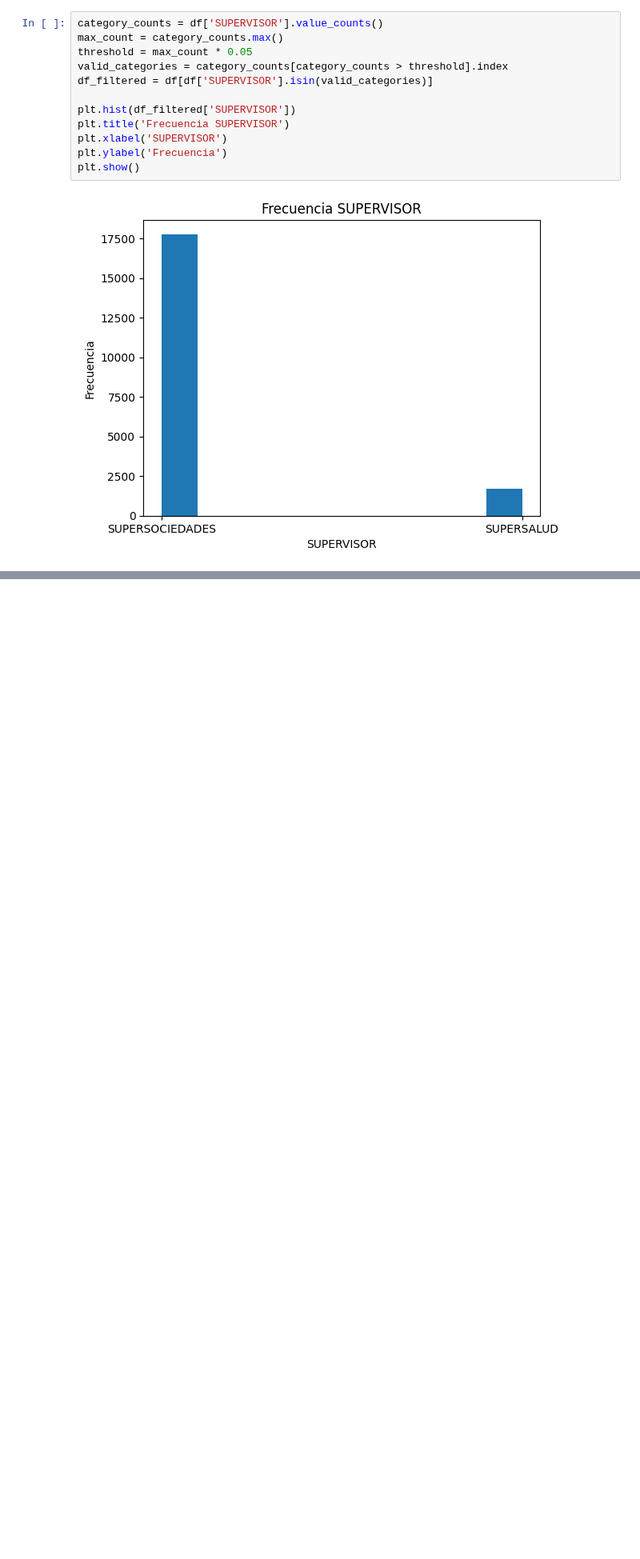
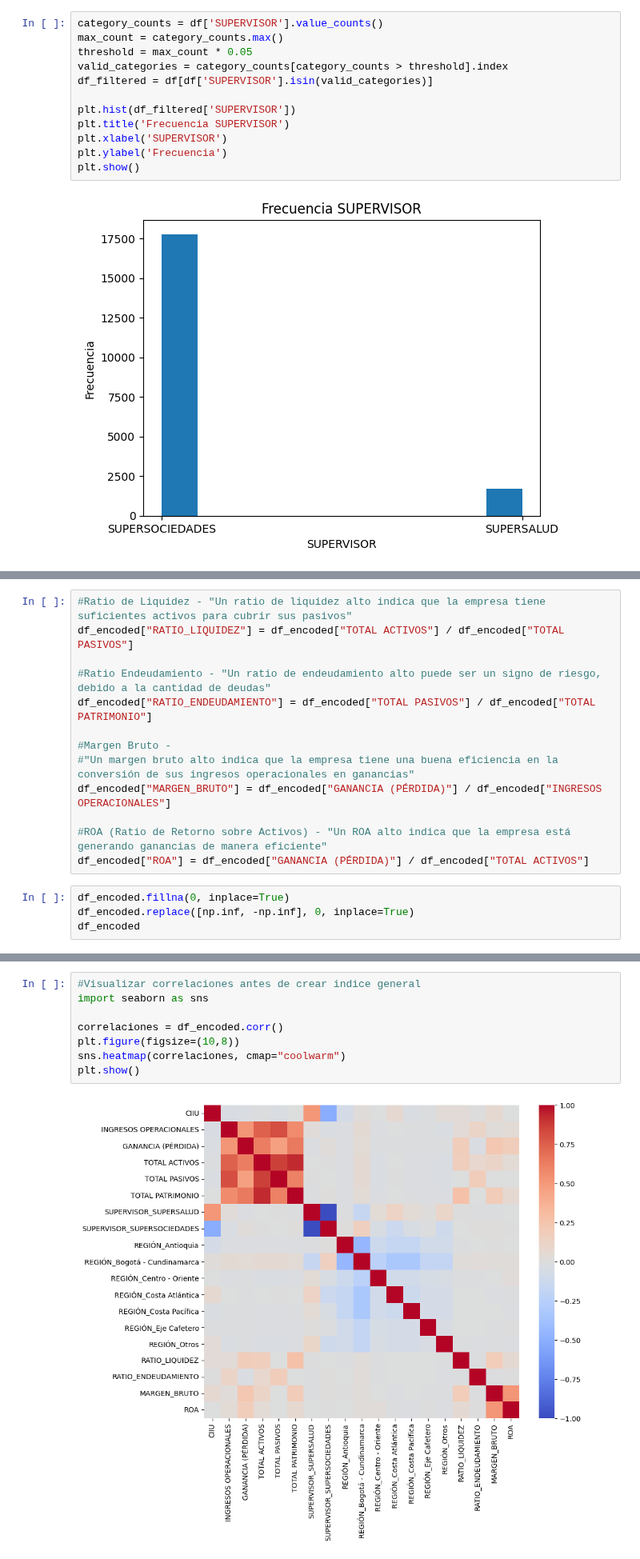
Before and after one commit to CesarMaldonado14/Proyecto-3-IA, a Jupyter notebook: Project_Notebook.ipynb, the cells around one changed output, grey strips where cells are left out. Shown at 80% size. Cells and saved outputs as stored; diff of their text form; blank space fills up the shorter version.

Commit message:
feature: Añadir calculo de indices financieros e indice general, crear subdiviciones para los diferentes modelos y añádir los requerimientos del sistema

```diff
--- a/Project_Notebook.ipynb
+++ b/Project_Notebook.ipynb
@@ -288,0 +271,17 @@ normalizacion y scaler
+# %%
+#Ratio de Liquidez - "Un ratio de liquidez alto indica que la empresa tiene suficientes activos para cubrir sus pasivos"
+df_encoded["RATIO_LIQUIDEZ"] = df_encoded["TOTAL ACTIVOS"] / df_encoded["TOTAL PASIVOS"]
+
+#Ratio Endeudamiento - "Un ratio de endeudamiento alto puede ser un signo de riesgo, debido a la cantidad de deudas"
+df_encoded["RATIO_ENDEUDAMIENTO"] = df_encoded["TOTAL PASIVOS"] / df_encoded["TOTAL PATRIMONIO"]
+
+#Margen Bruto -
+#"Un margen bruto alto indica que la empresa tiene una buena eficiencia en la conversión de sus ingresos operacionales en ganancias"
+df_encoded["MARGEN_BRUTO"] = df_encoded["GANANCIA (PÉRDIDA)"] / df_encoded["INGRESOS OPERACIONALES"]
+
+#ROA (Ratio de Retorno sobre Activos) - "Un ROA alto indica que la empresa está generando ganancias de manera eficiente"
+df_encoded["ROA"] = df_encoded["GANANCIA (PÉRDIDA)"] / df_encoded["TOTAL ACTIVOS"]
+# %%
+df_encoded.fillna(0, inplace=True)
+df_encoded.replace([np.inf, -np.inf], 0, inplace=True)
+df_encoded
@@ -288,0 +302,10 @@ normalizacion y scaler
+# %%
+#Visualizar correlaciones antes de crear indice general
+import seaborn as sns
+
+correlaciones = df_encoded.corr()
+plt.figure(figsize=(10,8))
+sns.heatmap(correlaciones, cmap="coolwarm")
+plt.show()
+# %% [output]
+[figure, added]
```
Also changed, not shown: parts of 25 cells of this notebook, 1 other file.
